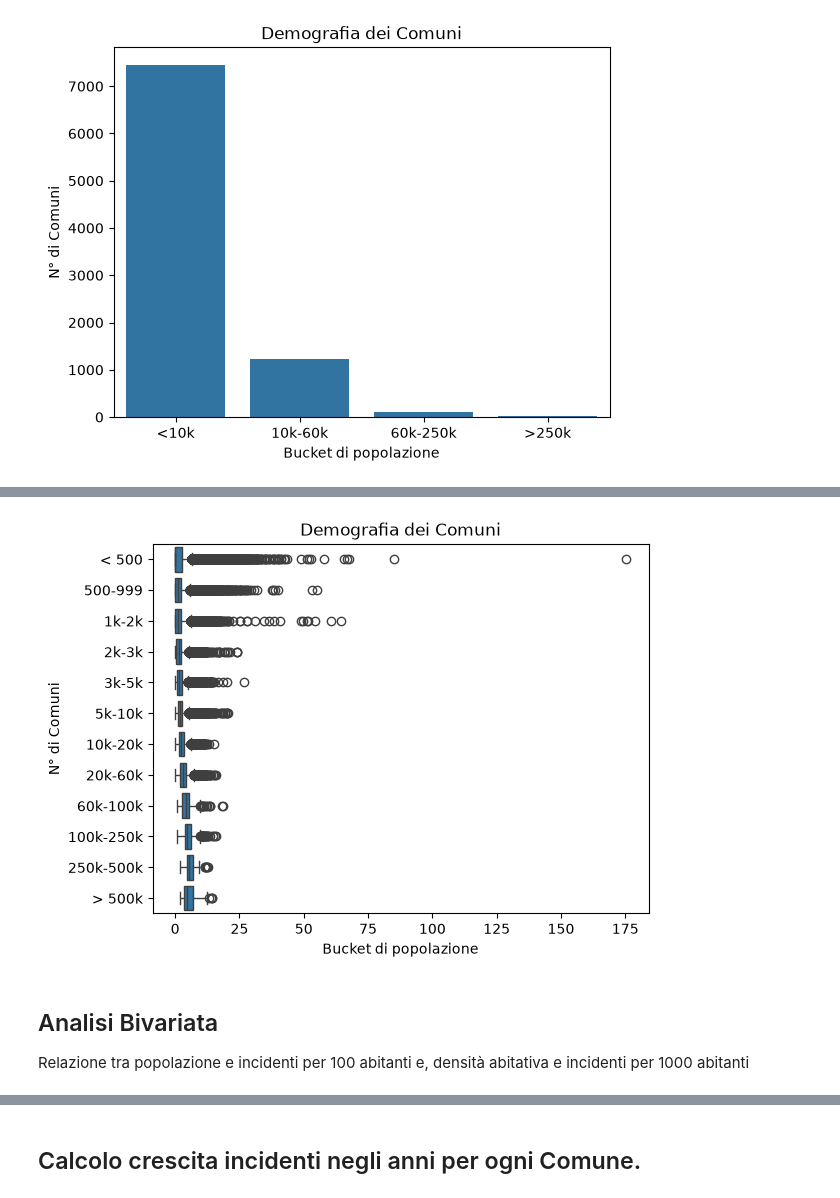
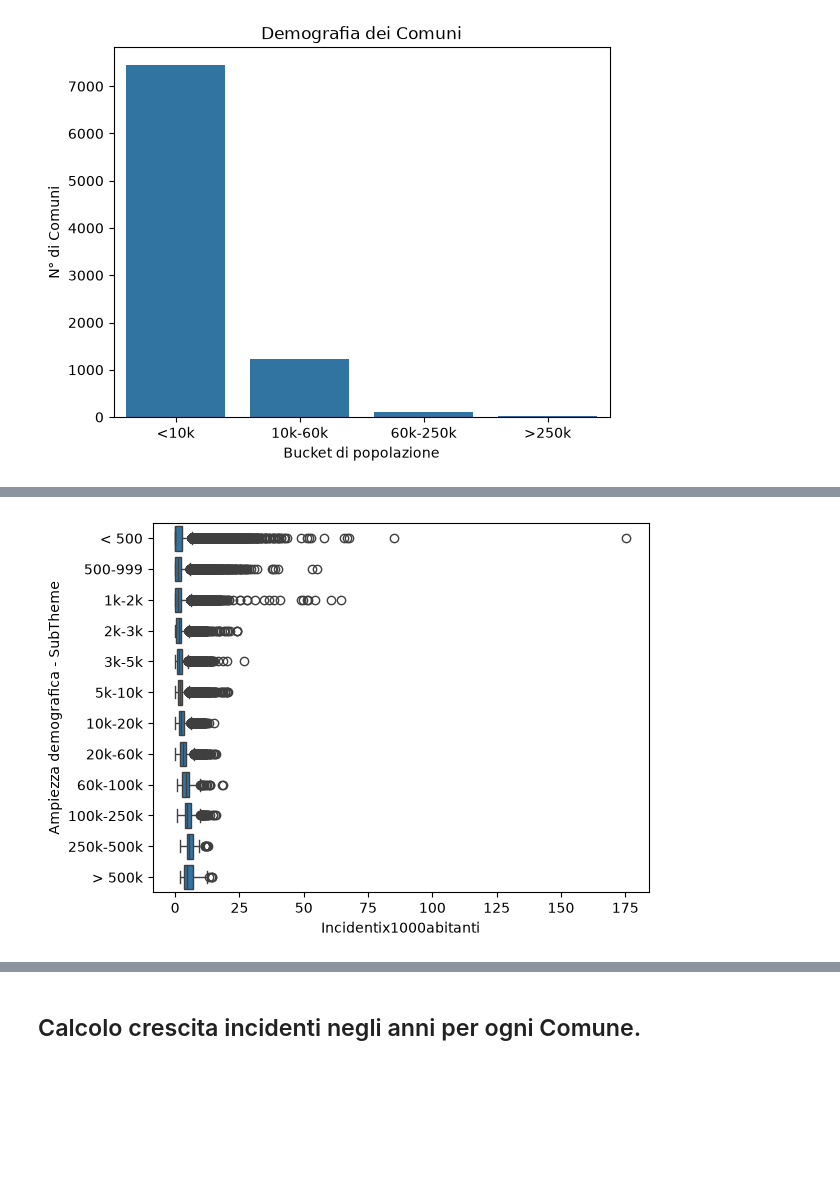
Before and after one commit to giuliocipone-lang/Boolean_capstone_project, a Jupyter notebook: EDA.ipynb, the cells around one changed output, grey strips where cells are left out. Saved outputs shown, nothing was run; the diff lists cells and outputs as text; code cells hidden in the pictures; blank space fills up the shorter version.

```diff
--- a/EDA.ipynb
+++ b/EDA.ipynb
@@ -46,6 +46,9 @@ Data columns (total 14 columns):
  13  morti+feriti/incidenti           156180 non-null  float64
 dtypes: float64(5), int64(6), str(3)
 memory usage: 21.1 MB
+# %%
+df['Nome Comune'] = df['Nome Comune'].fillna('None (TO)')
+#ripeto qui l'azione, funziona nello script ma qui si ripresenta.
 # %%
 df.isnull().sum()
 # %% [output]
@@ -122,11 +119,5 @@ ax.grid(axis='x', linestyle='--', alpha=0.5)
 # %%
 ordine = ["< 500", "500-999", "1k-2k", "2k-3k", "3k-5k", "5k-10k", "10k-20k", "20k-60k", "60k-100k", "100k-250k", "250k-500k", "> 500k"]
-sns.boxplot(x='Incidentix1000abitanti', y='Ampiezza demografica - SubTheme', data=df, order=ordine).set(
-title='Demografia dei Comuni',
-xlabel='Bucket di popolazione',
-ylabel='N° di Comuni');
+sns.boxplot(x='Incidentix1000abitanti', y='Ampiezza demografica - SubTheme', data=df, order=ordine);
 # %% [output]
-[figure, old version]
+[figure, new version]
-# %% [markdown]
-## Analisi Bivariata
-Relazione tra popolazione e incidenti per 100 abitanti e,  densità abitativa e incidenti per 1000 abitanti
```
Also changed, not shown: parts of 11 cells of this notebook.
